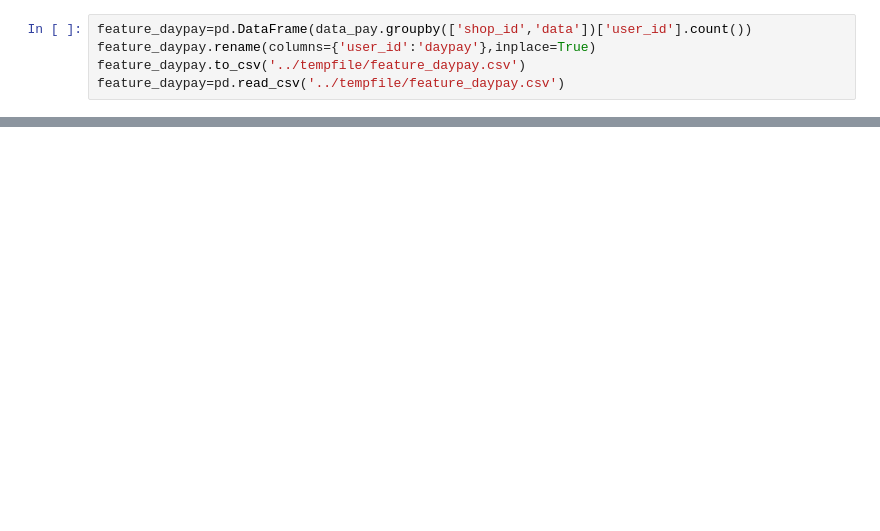
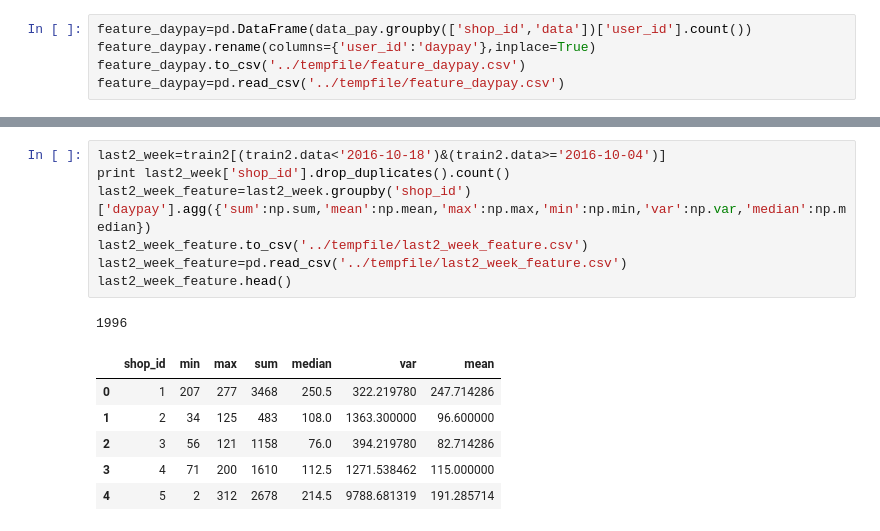
Before and after one commit to AlfredGao/IJCAI2017_Koubei, a Jupyter notebook: model/feature_explore.ipynb, the cells around one changed output, grey strips where cells are left out. Drawn from its saved outputs; the diff is of its cells as text; blank space fills up the shorter version.

```diff
--- a/model/feature_explore.ipynb
+++ b/model/feature_explore.ipynb
@@ -97,0 +203,15 @@ feature_daypay.head()
+# %%
+last2_week=train2[(train2.data<'2016-10-18')&(train2.data>='2016-10-04')]
+print last2_week['shop_id'].drop_duplicates().count()
+last2_week_feature=last2_week.groupby('shop_id')['daypay'].agg({'sum':np.sum,'mean':np.mean,'max':np.max,'min':np.min,'var':np.var,'median':np.median})
+last2_week_feature.to_csv('../tempfile/last2_week_feature.csv')
+last2_week_feature=pd.read_csv('../tempfile/last2_week_feature.csv')
+last2_week_feature.head()
+# %% [output]
+1996
+|  | shop_id | min | max | sum | median | var | mean |
+| 0 | 1 | 207 | 277 | 3468 | 250.5 | 322.219780 | 247.714286 |
+| 1 | 2 | 34 | 125 | 483 | 108.0 | 1363.300000 | 96.600000 |
+| 2 | 3 | 56 | 121 | 1158 | 76.0 | 394.219780 | 82.714286 |
+| 3 | 4 | 71 | 200 | 1610 | 112.5 | 1271.538462 | 115.000000 |
+| 4 | 5 | 2 | 312 | 2678 | 214.5 | 9788.681319 | 191.285714 |
```
Also changed, not shown: parts of 22 cells of this notebook.
